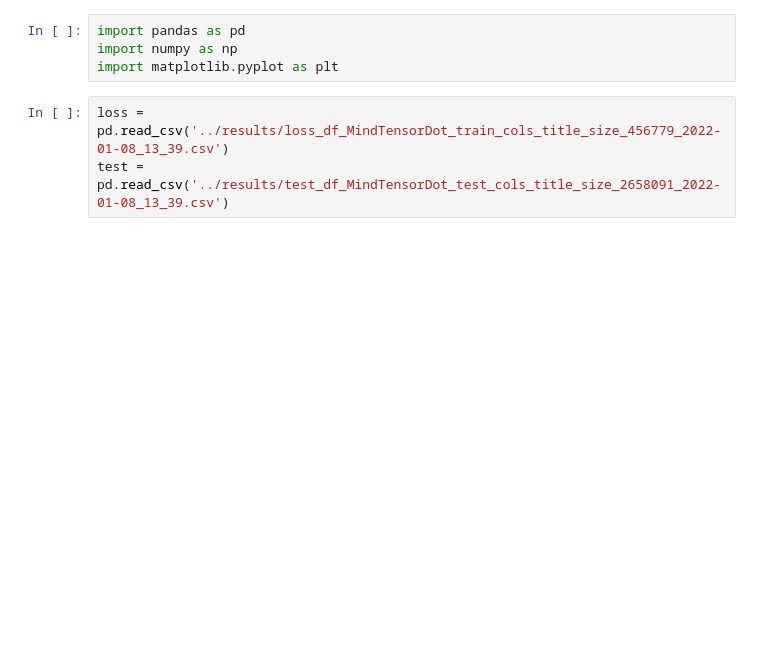
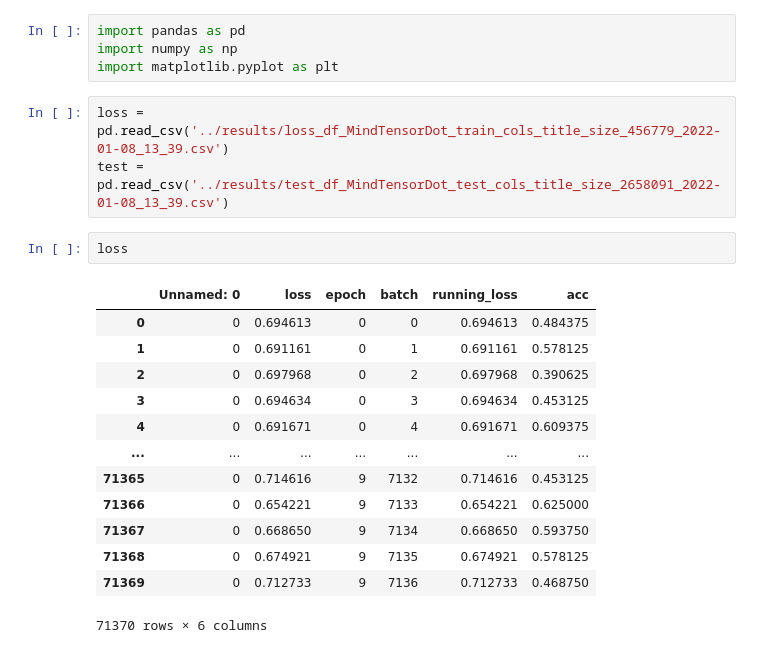
Before and after one commit to Guydada/MIND-Recommender-System-Project-Pytorch-TF-IDF--Deep-Learning, a Jupyter notebook: notebooks/final_report.ipynb, the cells around one changed output. Saved outputs shown, nothing was run; the diff lists cells and outputs as text; blank space fills up the shorter version.

```diff
--- a/notebooks/final_report.ipynb
+++ b/notebooks/final_report.ipynb
@@ -5,3 +5,19 @@ import matplotlib.pyplot as plt
 # %%
 loss = pd.read_csv('../results/loss_df_MindTensorDot_train_cols_title_size_456779_2022-01-08_13_39.csv')
 test = pd.read_csv('../results/test_df_MindTensorDot_test_cols_title_size_2658091_2022-01-08_13_39.csv')
+# %%
+loss
+# %% [output]
+|  | Unnamed: 0 | loss | epoch | batch | running_loss | acc |
+| 0 | 0 | 0.694613 | 0 | 0 | 0.694613 | 0.484375 |
+| 1 | 0 | 0.691161 | 0 | 1 | 0.691161 | 0.578125 |
+| 2 | 0 | 0.697968 | 0 | 2 | 0.697968 | 0.390625 |
+| 3 | 0 | 0.694634 | 0 | 3 | 0.694634 | 0.453125 |
+| 4 | 0 | 0.691671 | 0 | 4 | 0.691671 | 0.609375 |
+| ... | ... | ... | ... | ... | ... | ... |
+| 71365 | 0 | 0.714616 | 9 | 7132 | 0.714616 | 0.453125 |
+| 71366 | 0 | 0.654221 | 9 | 7133 | 0.654221 | 0.625000 |
+| 71367 | 0 | 0.668650 | 9 | 7134 | 0.668650 | 0.593750 |
+| 71368 | 0 | 0.674921 | 9 | 7135 | 0.674921 | 0.578125 |
+| 71369 | 0 | 0.712733 | 9 | 7136 | 0.712733 | 0.468750 |
+71370 rows × 6 columns
```
Also changed, not shown: parts of 4 cells of this notebook, 15 other files.
